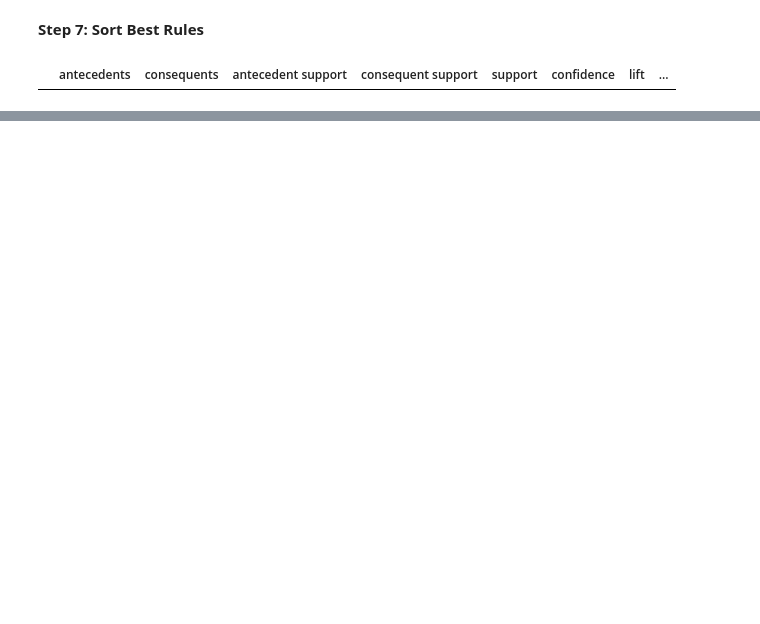
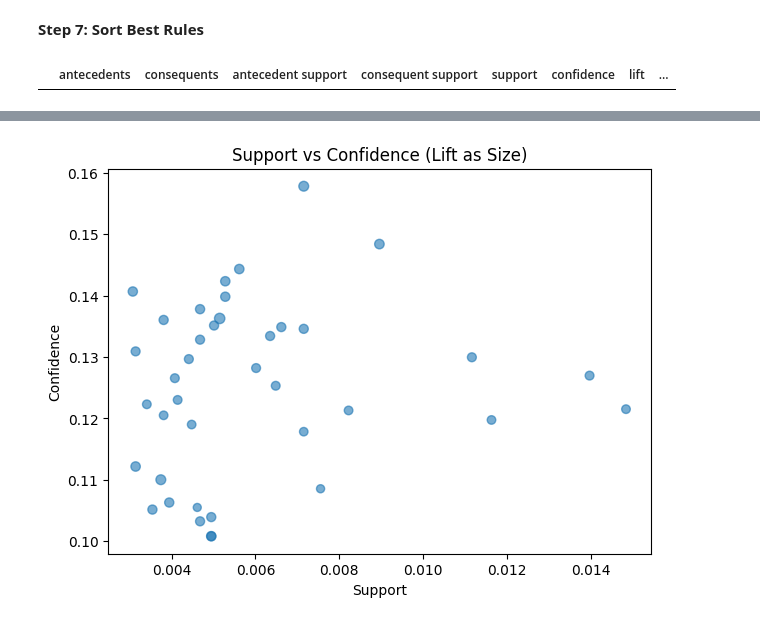
Before and after one commit to Sanika-tech123/Advanced-Machine-Learning-Practicals, a Jupyter notebook: Apriori_Algorithm.ipynb, the cells around one changed output, grey strips where cells are left out. Saved outputs shown, nothing was run; the diff lists cells and outputs as text; code cells hidden in the pictures; blank space fills up the shorter version.

```diff
--- a/Apriori_Algorithm.ipynb
+++ b/Apriori_Algorithm.ipynb
@@ -109,0 +132,17 @@ rules.head(10)
+# %%
+plt.figure(figsize=(7,5))
+
+plt.scatter(
+    rules['support'],
+    rules['confidence'],
+    s=rules['lift']*50,
+    alpha=0.6
+)
+
+plt.xlabel("Support")
+plt.ylabel("Confidence")
+plt.title("Support vs Confidence (Lift as Size)")
+
+plt.show()
+# %% [output]
+[figure, added]
```
Also changed, not shown: parts of 5 cells of this notebook.
